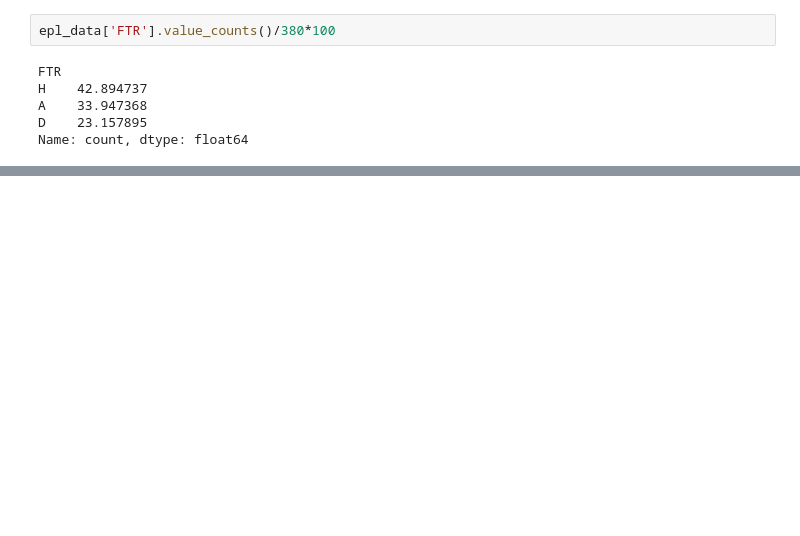
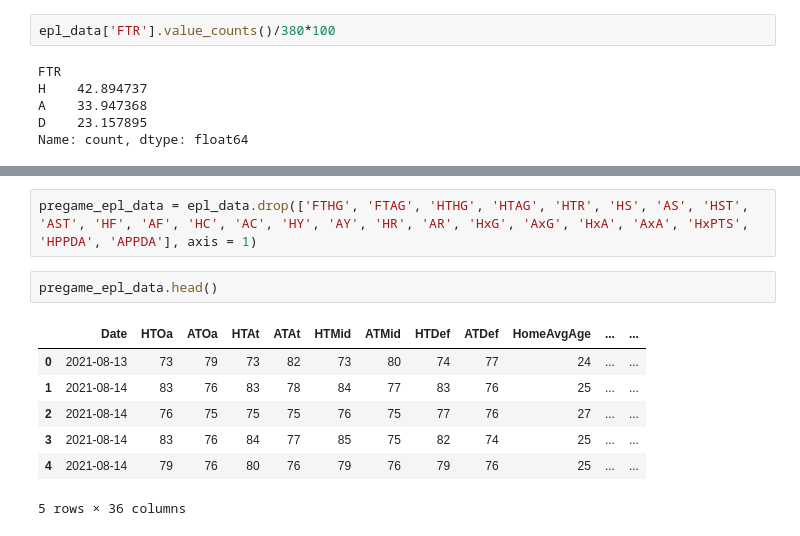
Before and after one commit to jwertheim10/DataScienceProjects, a Jupyter notebook: Soccer Analysis/soccerAnalysis.ipynb, the cells around one changed output, grey strips where cells are left out. Saved outputs shown, nothing was run; the diff lists cells and outputs as text; blank space fills up the shorter version.

```diff
--- a/Soccer Analysis/soccerAnalysis.ipynb
+++ b/Soccer Analysis/soccerAnalysis.ipynb
@@ -143,0 +192,12 @@ Name: B365H, dtype: float64
+# %%
+pregame_epl_data = epl_data.drop(['FTHG', 'FTAG', 'HTHG', 'HTAG', 'HTR', 'HS', 'AS', 'HST', 'AST', 'HF', 'AF', 'HC', 'AC', 'HY', 'AY', 'HR', 'AR', 'HxG', 'AxG', 'HxA', 'AxA', 'HxPTS', 'HPPDA', 'APPDA'], axis = 1)
+# %%
+pregame_epl_data.head()
+# %% [output]
+|  | Date | HTOa | ATOa | HTAt | ATAt | HTMid | ATMid | HTDef | ATDef | HomeAvgAge | ... | ... |
+| 0 | 2021-08-13 | 73 | 79 | 73 | 82 | 73 | 80 | 74 | 77 | 24 | ... | ... |
+| 1 | 2021-08-14 | 83 | 76 | 83 | 78 | 84 | 77 | 83 | 76 | 25 | ... | ... |
+| 2 | 2021-08-14 | 76 | 75 | 75 | 75 | 76 | 75 | 77 | 76 | 27 | ... | ... |
+| 3 | 2021-08-14 | 83 | 76 | 84 | 77 | 85 | 75 | 82 | 74 | 25 | ... | ... |
+| 4 | 2021-08-14 | 79 | 76 | 80 | 76 | 79 | 76 | 79 | 76 | 25 | ... | ... |
+5 rows × 36 columns
```
Also changed, not shown: parts of 17 cells of this notebook.
